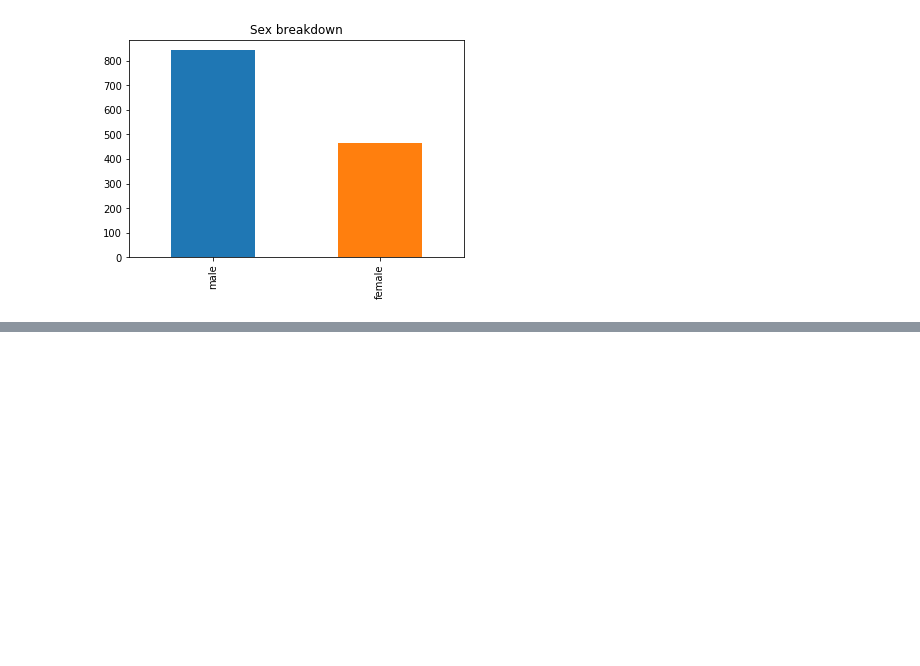
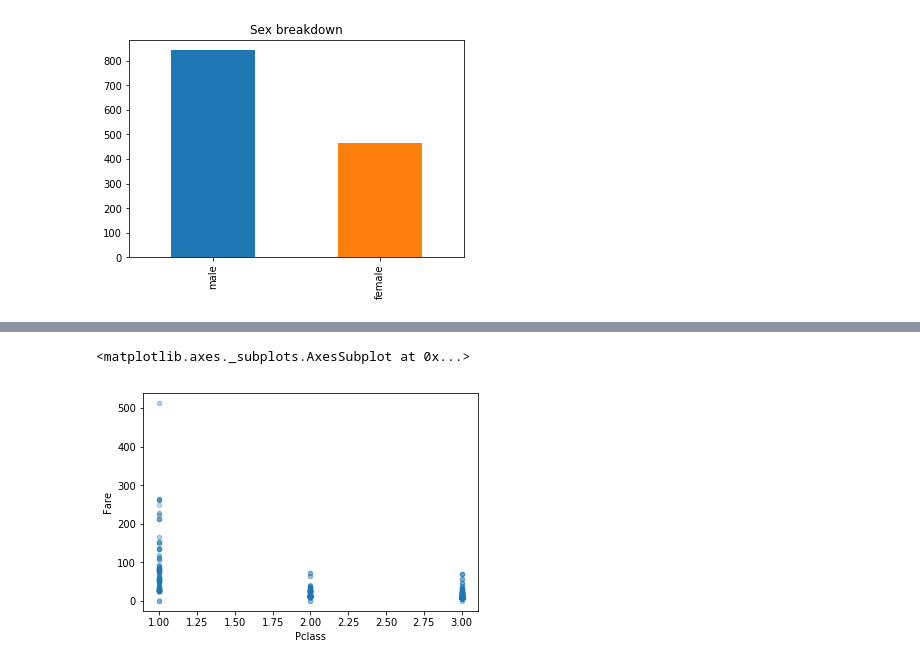
Before and after one commit to knair99/TitanicKaggleChallenge, a Jupyter notebook: titanic/notebooks/exploratory analysis of data.ipynb, the cells around one changed output, grey strips where cells are left out. Saved outputs shown, nothing was run; the diff lists cells and outputs as text; code cells hidden in the pictures; blank space fills up the shorter version.

```diff
--- a/titanic/notebooks/exploratory analysis of data.ipynb
+++ b/titanic/notebooks/exploratory analysis of data.ipynb
@@ -193,0 +213,5 @@ df.Sex.value_counts().plot(title='Sex breakdown', kind='bar')
+# %%
+df.plot.scatter(x='Pclass', y='Fare', alpha=0.1)
+# %% [output]
+<matplotlib.axes._subplots.AxesSubplot at 0x...>
+[figure, added]
```
Also changed, not shown: parts of 5 cells of this notebook.
